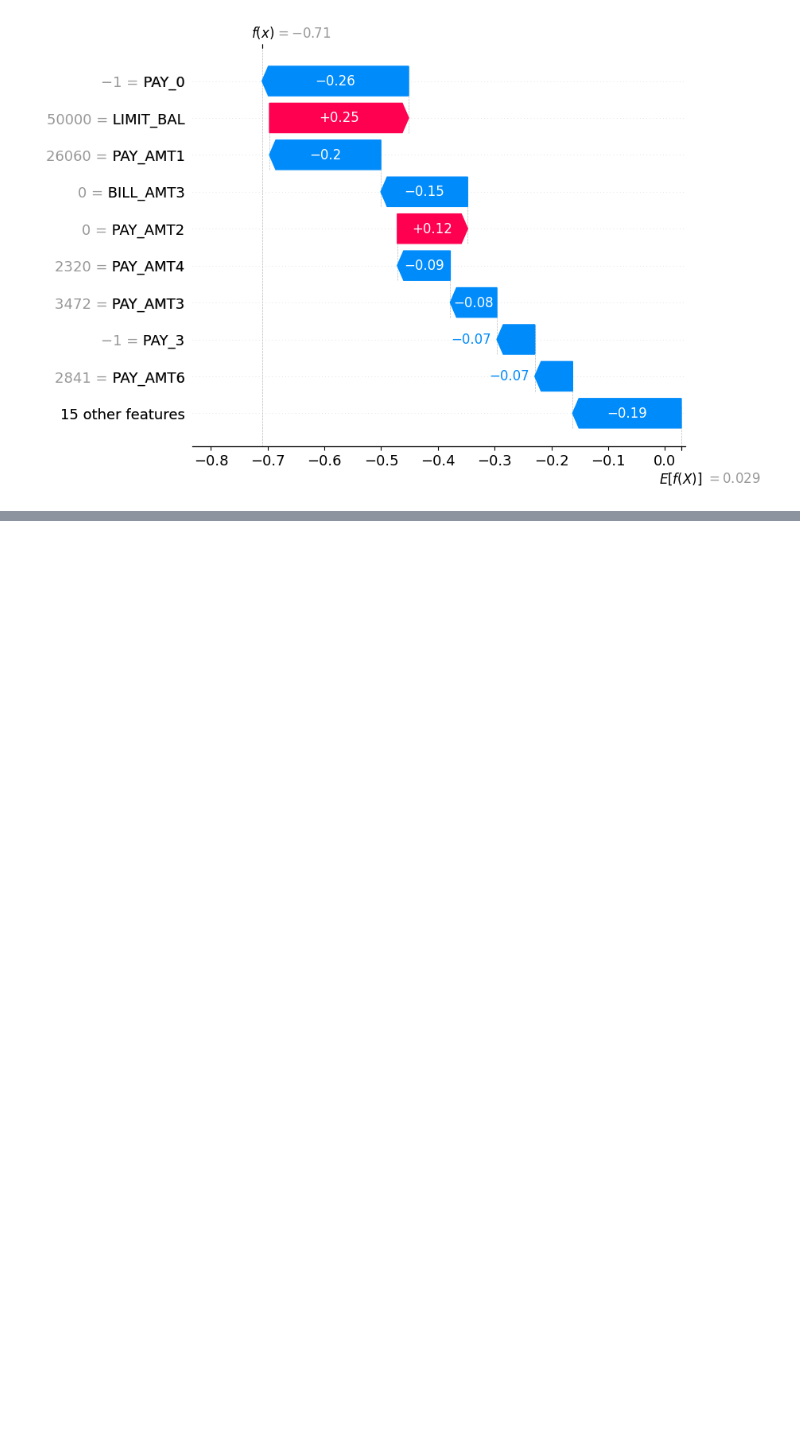
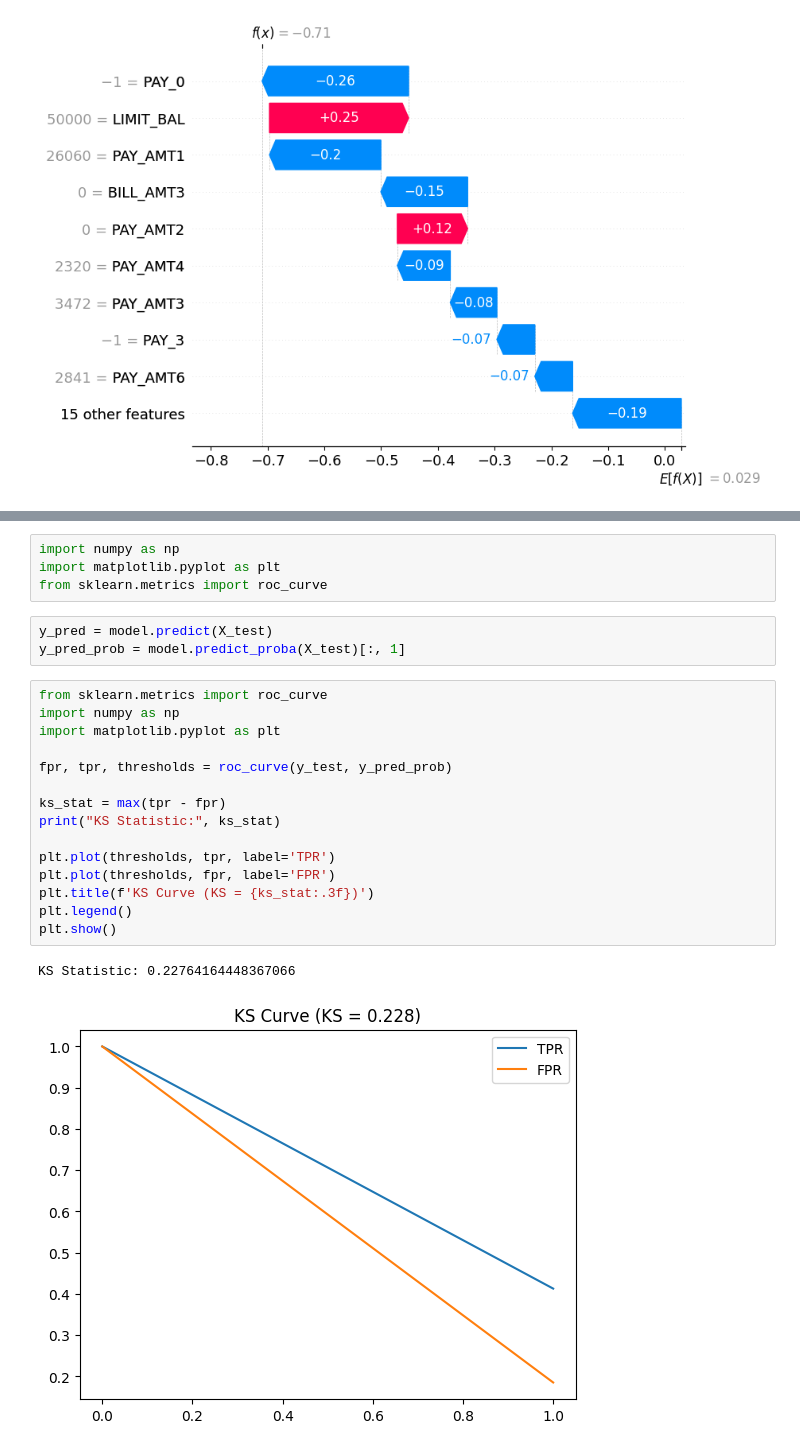
Before and after one commit to vinayshetty777/credit-default-prediction-shap-xgboost, a Jupyter notebook: Vinay_Analysis.ipynb, the cells around one changed output, grey strips where cells are left out. Cells and saved outputs as stored; diff of their text form; blank space fills up the shorter version.

```diff
--- a/Vinay_Analysis.ipynb
+++ b/Vinay_Analysis.ipynb
@@ -290,0 +313,25 @@ shap.plots.waterfall(
+# %%
+import numpy as np
+import matplotlib.pyplot as plt
+from sklearn.metrics import roc_curve
+# %%
+y_pred = model.predict(X_test)
+y_pred_prob = model.predict_proba(X_test)[:, 1]
+# %%
+from sklearn.metrics import roc_curve
+import numpy as np
+import matplotlib.pyplot as plt
+
+fpr, tpr, thresholds = roc_curve(y_test, y_pred_prob)
+
+ks_stat = max(tpr - fpr)
+print("KS Statistic:", ks_stat)
+
+plt.plot(thresholds, tpr, label='TPR')
+plt.plot(thresholds, fpr, label='FPR')
+plt.title(f'KS Curve (KS = {ks_stat:.3f})')
+plt.legend()
+plt.show()
+# %% [output]
+KS Statistic: 0.22764164448367066
+[figure, added]
```
Also changed, not shown: parts of 12 cells of this notebook.
